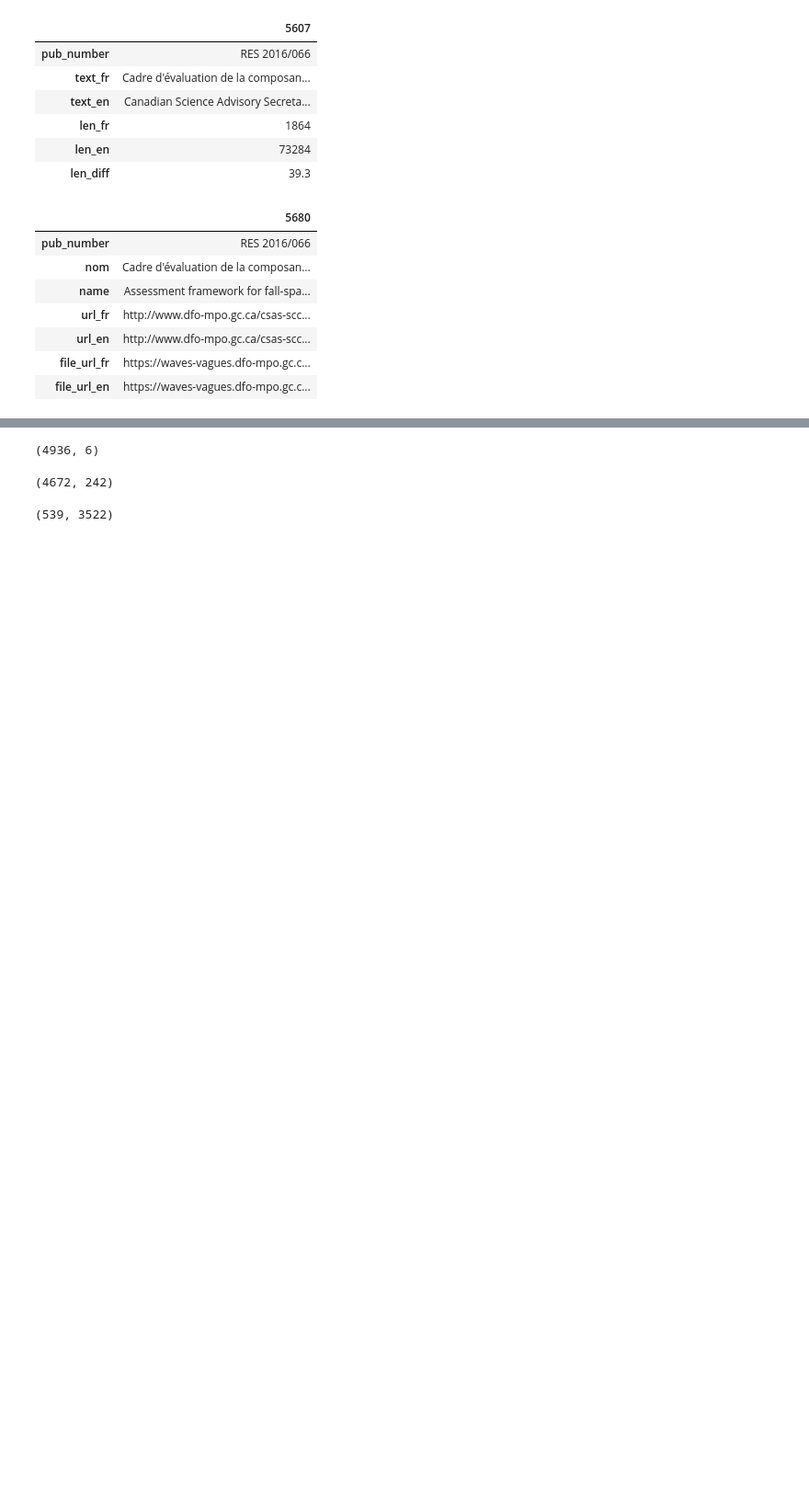
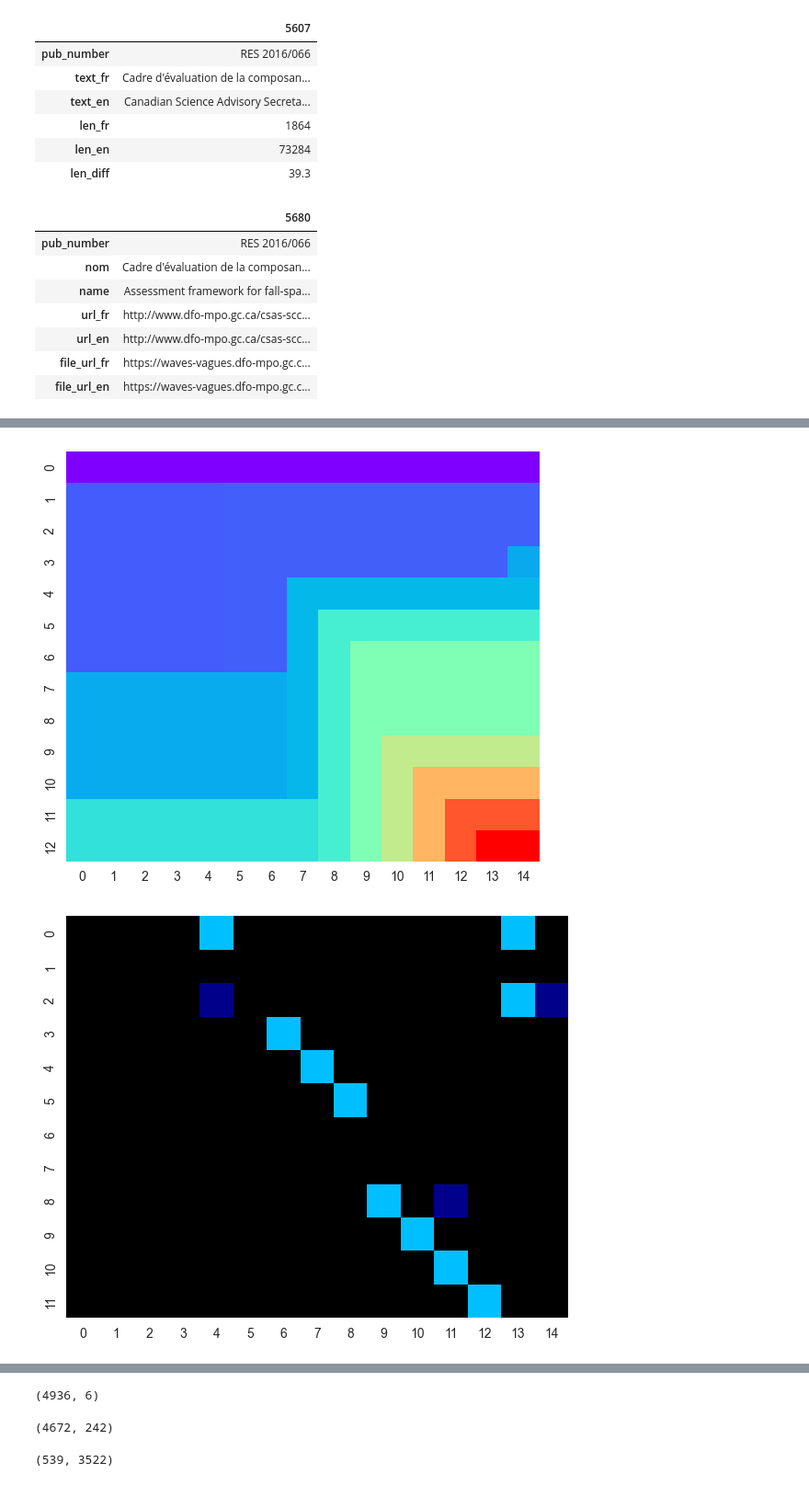
Before and after one commit to KevinCarr42/AI-Translation, a Jupyter notebook: fr_eng_cleaning_chunking.ipynb, the cells around one changed output, grey strips where cells are left out. Shown at 92% size. Saved outputs shown, nothing was run; the diff lists cells and outputs as text; code cells hidden in the pictures; blank space fills up the shorter version.

```diff
--- a/fr_eng_cleaning_chunking.ipynb
+++ b/fr_eng_cleaning_chunking.ipynb
@@ -465,0 +567,12 @@ preview_publication_by_row(5607)
+# %%
+plot_similarity_heatmap(the_matrix[:, 135:150], cmap="rainbow", figsize=(6, 5))
+
+plot_similarity_heatmap(
+    similarity_matrix[:, 135:150],
+    low_similarity=0.6,
+    high_similarity=0.7,
+    figsize=(6, 5)
+)
+# %% [output]
+[figure, added]
+[figure, added]
```
Also changed, not shown: parts of 20 cells of this notebook.
